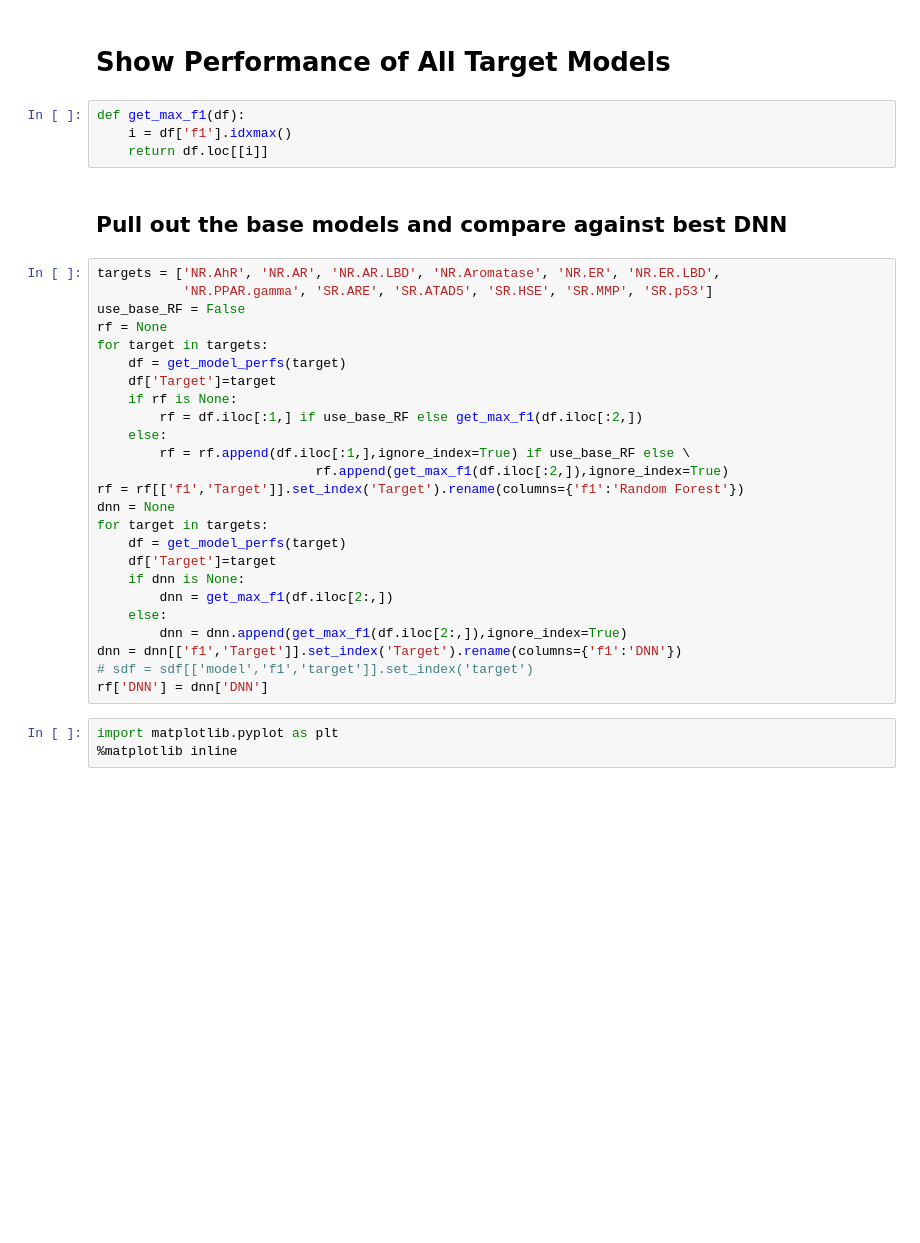
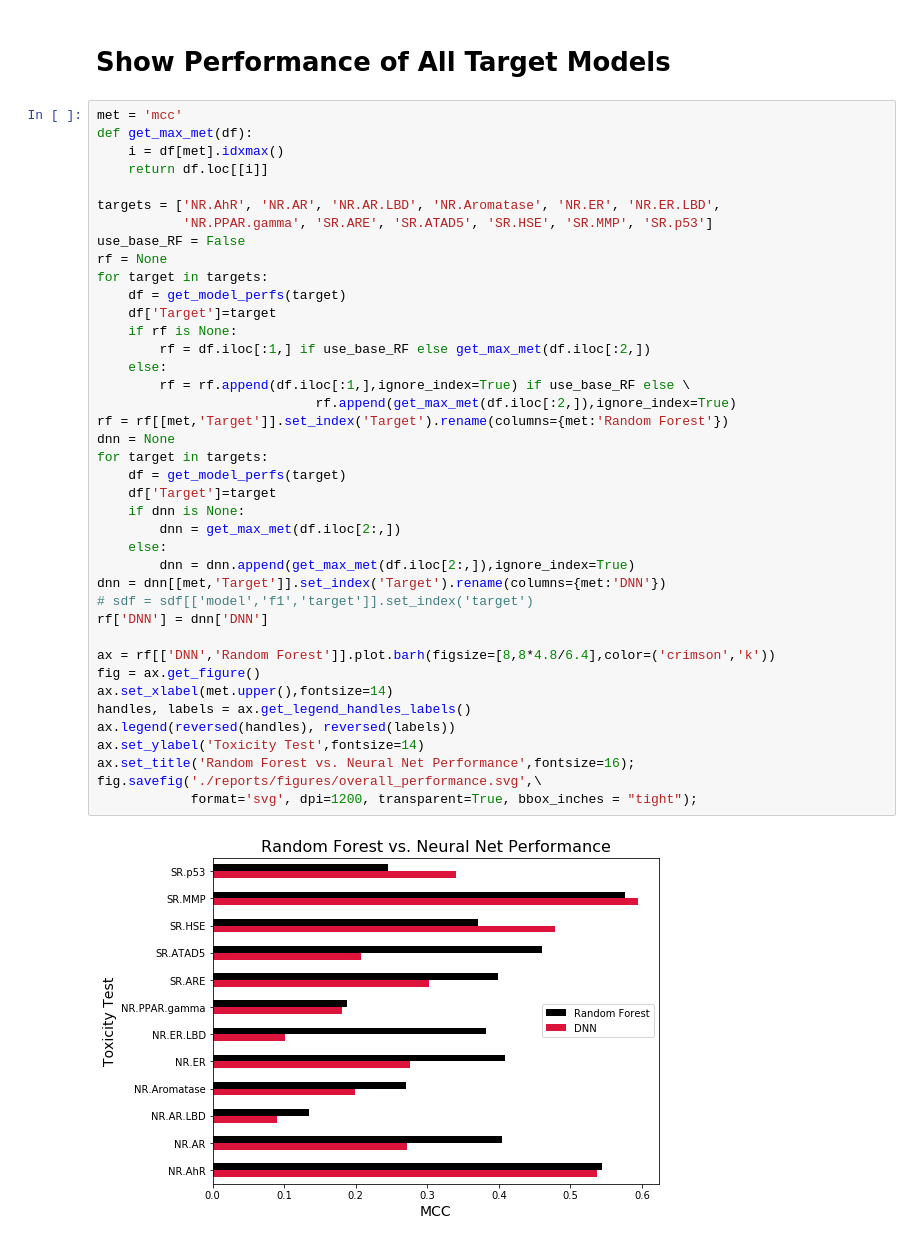
Before and after one commit to spdavern/metis_project5, a Jupyter notebook: performance_summary.ipynb, the cells around one changed output. Drawn from its saved outputs; the diff is of its cells as text; blank space fills up the shorter version.

```diff
--- a/performance_summary.ipynb
+++ b/performance_summary.ipynb
@@ -13,36 +17,44 @@ import matplotlib.pyplot
 # %% [markdown]
 # Show Performance of All Target Models
-# %%
-def get_max_f1(df):
-    i = df['f1'].idxmax()
-    return df.loc[[i]]
-# %% [markdown]
-## Pull out the base models and compare against best DNN
 # %%
+met = 'mcc'
+def get_max_met(df):
+    i = df[met].idxmax()
+    return df.loc[[i]]
+
 targets = ['NR.AhR', 'NR.AR', 'NR.AR.LBD', 'NR.Aromatase', 'NR.ER', 'NR.ER.LBD',
            'NR.PPAR.gamma', 'SR.ARE', 'SR.ATAD5', 'SR.HSE', 'SR.MMP', 'SR.p53']
 use_base_RF = False
 rf = None
 for target in targets:
     df = get_model_perfs(target)
     df['Target']=target
     if rf is None:
-        rf = df.iloc[:1,] if use_base_RF else get_max_f1(df.iloc[:2,])
+        rf = df.iloc[:1,] if use_base_RF else get_max_met(df.iloc[:2,])
     else:
         rf = rf.append(df.iloc[:1,],ignore_index=True) if use_base_RF else \
-                            rf.append(get_max_f1(df.iloc[:2,]),ignore_index=True)
-rf = rf[['f1','Target']].set_index('Target').rename(columns={'f1':'Random Forest'})
+                            rf.append(get_max_met(df.iloc[:2,]),ignore_index=True)
+rf = rf[[met,'Target']].set_index('Target').rename(columns={met:'Random Forest'})
 dnn = None
 for target in targets:
     df = get_model_perfs(target)
     df['Target']=target
     if dnn is None:
-        dnn = get_max_f1(df.iloc[2:,])
+        dnn = get_max_met(df.iloc[2:,])
     else:
-        dnn = dnn.append(get_max_f1(df.iloc[2:,]),ignore_index=True)
-dnn = dnn[['f1','Target']].set_index('Target').rename(columns={'f1':'DNN'})
+        dnn = dnn.append(get_max_met(df.iloc[2:,]),ignore_index=True)
+dnn = dnn[[met,'Target']].set_index('Target').rename(columns={met:'DNN'})
 # sdf = sdf[['model','f1','target']].set_index('target')
 rf['DNN'] = dnn['DNN']
+
+ax = rf[['DNN','Random Forest']].plot.barh(figsize=[8,8*4.8/6.4],color=('crimson','k'))
+fig = ax.get_figure()
+ax.set_xlabel(met.upper(),fontsize=14)
+handles, labels = ax.get_legend_handles_labels()
+ax.legend(reversed(handles), reversed(labels))
+ax.set_ylabel('Toxicity Test',fontsize=14)
+ax.set_title('Random Forest vs. Neural Net Performance',fontsize=16);
+fig.savefig('./reports/figures/overall_performance.svg',\
+            format='svg', dpi=1200, transparent=True, bbox_inches = "tight");
+# %% [output]
+[figure, added]
-# %%
-import matplotlib.pyplot as plt
-%matplotlib inline
```
Also changed, not shown: parts of 2 cells of this notebook, 26 other files.
